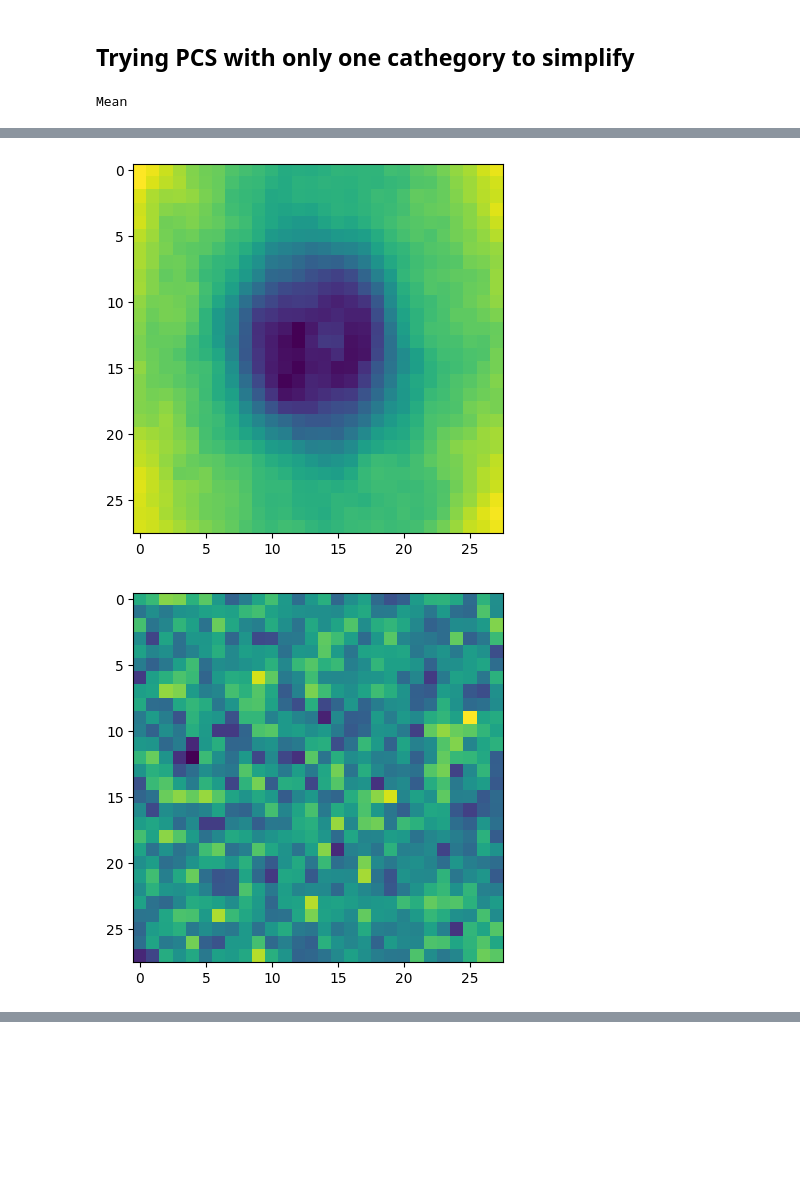
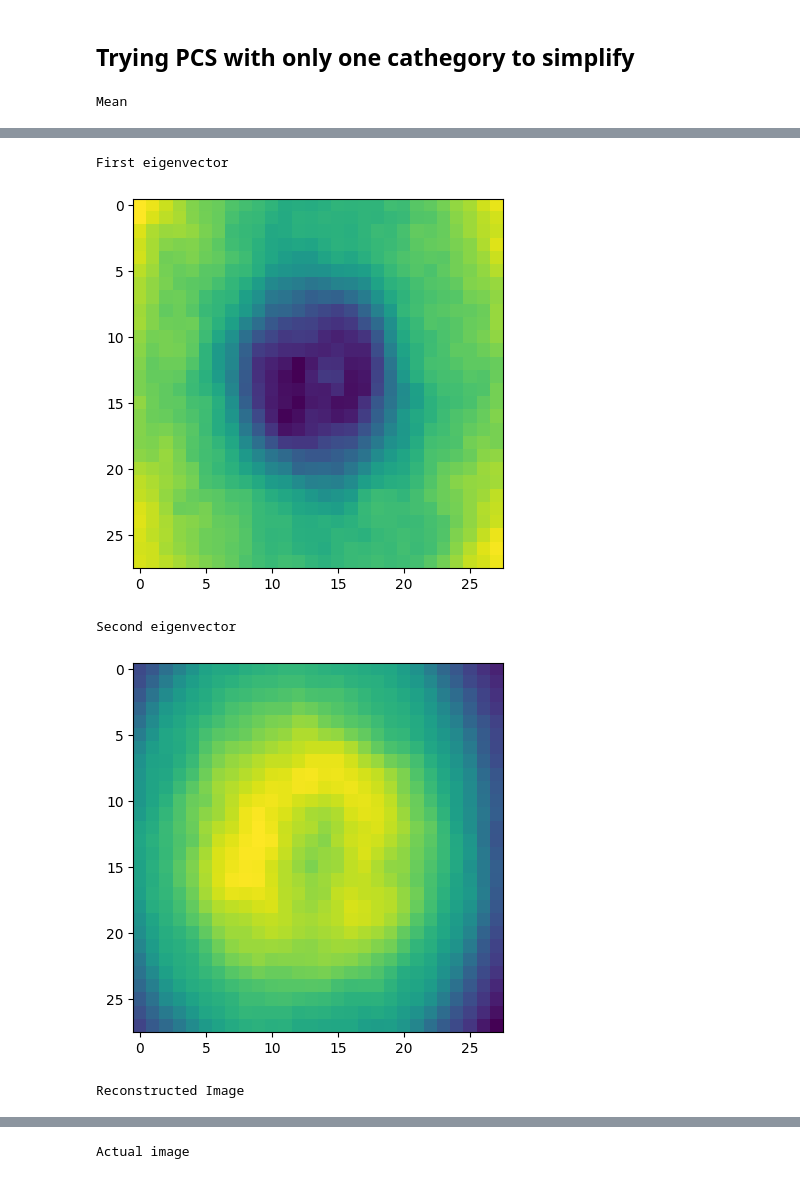
Before and after one commit to lusxvr/cogs118b_finalProject, a Jupyter notebook: test.ipynb, the cells around one changed output, grey strips where cells are left out. Cells and saved outputs as stored; diff of their text form; code cells hidden in the pictures; blank space fills up the shorter version.

Commit message:
Fixed single image and cathegory pca

```diff
--- a/test.ipynb
+++ b/test.ipynb
@@ -330,34 +330,46 @@ def eigsort(V, eigvals):
 data = df.loc[img_index_group[0]]
 data = data.iloc[:, :-1]
 
 mean_1 = np.mean(data, axis=0)
 print("Mean")
 disp_img(mean_1)
 
 
 data_submean = data - mean_1
 data_submean = data_submean.transpose()
 
 eval, evec = np.linalg.eig(data_submean.transpose().dot(data_submean))
 
 evec, eval = eigsort(evec, eval)
 
 U = data_submean.dot(evec)
 
 U = normalize(U, norm='l2', axis=0)
 
 C = U.transpose().dot(data_submean)
+c = U.transpose().dot(data.iloc[0] - mean_1)
 
+print("First eigenvector")
 disp_img(U[:, 0])
+print("Second eigenvector")
+disp_img(U[:, 1])
 
-z = U.dot(C[0]) + mean_1
+img_index = 0
+z = U.dot(C[img_index]) + mean_1
+z = U.dot(c) + mean_1
 
+print("Reconstructed Image")
 disp_img(z)
 
-disp_img(data.iloc[0])
+print("Actual image")
+disp_img(data.iloc[img_index])
 # %% [output]
 Mean
 [figure]
+First eigenvector
 [figure]
+Second eigenvector
-[figure, old version]
+[figure, new version]
+Reconstructed Image
 [figure]
+Actual image
```
Also changed, not shown: parts of 1 cell of this notebook.
